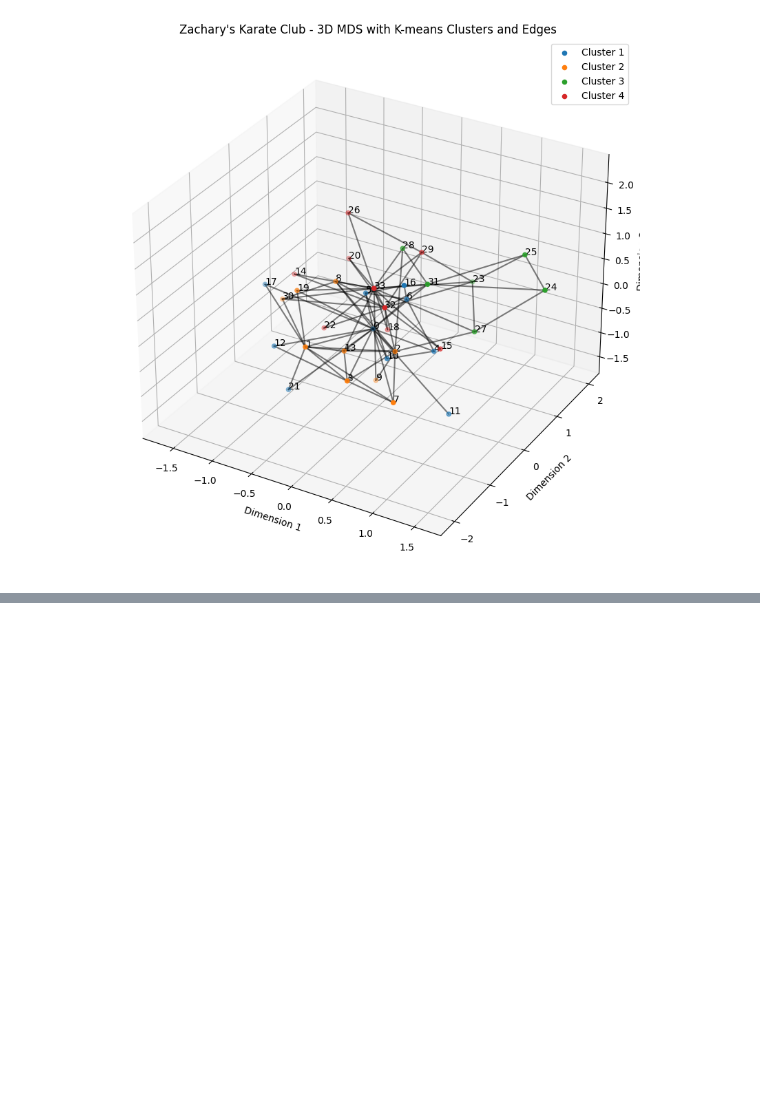
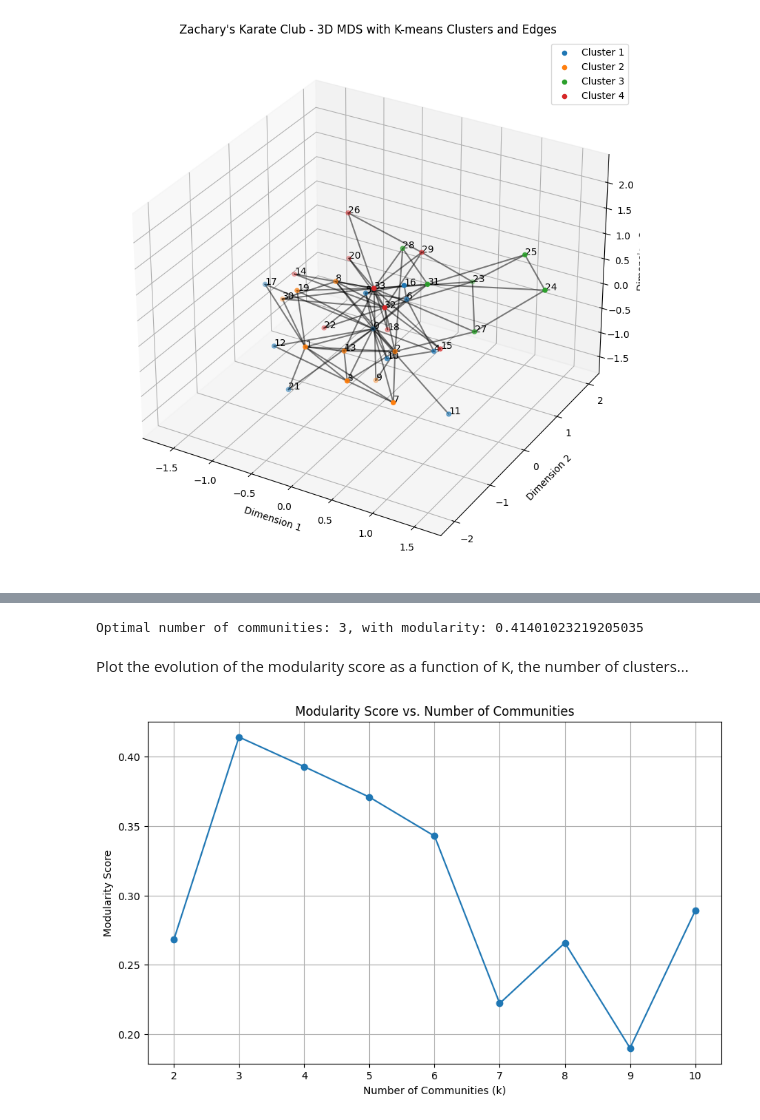
Before and after one commit to vmpreciado/NETS3120, a Jupyter notebook: CommunitiesMDSshortest.ipynb, the cells around one changed output, grey strips where cells are left out. Drawn from its saved outputs; the diff is of its cells as text; code cells hidden in the pictures; blank space fills up the shorter version.

```diff
--- a/CommunitiesMDSshortest.ipynb
+++ b/CommunitiesMDSshortest.ipynb
@@ -230,0 +199,63 @@ Project: Find the optimal number of communities by adapting the dimension of the
+# %%
+# Assuming M is the shortest-path distance matrix from the previous part
+N = len(G.nodes())  # Number of nodes in the graph
+
+modularity_scores = []
+optimal_k = 2
+max_modularity = -np.inf
+
+for k in range(2, 11):
+    mds = MDS(n_components=k-1, dissimilarity='precomputed', random_state=42, normalized_stress='auto')
+    mds_embedding = mds.fit_transform(M)
+
+    # Clustering within the MDS embedding
+    kmeans = KMeans(n_clusters=k, random_state=42, n_init=10).fit(mds_embedding)  # Corrected this line
+    labels = kmeans.labels_
+
+    # Construct a new graph based on the clustering to compute modularity
+    G_new = nx.Graph()
+    G_new.add_nodes_from(G.nodes())
+    for i, node in enumerate(G.nodes()):
+        G_new.nodes[node]['community'] = labels[i]
+
+    # Create a list of sets for communities
+    communities = []
+    for i in range(k):
+        communities.append(set([n for n in G_new.nodes if G_new.nodes[n]['community'] == i]))
+
+    # Compute modularity
+    current_modularity = modularity(G, communities)
+    modularity_scores.append(current_modularity)
+
+    # Update optimal_k if current modularity is greater than max_modularity
+    if current_modularity > max_modularity:
+        max_modularity = current_modularity
+        optimal_k = k
+
+print(f"Optimal number of communities: {optimal_k}, with modularity: {max_modularity}")
+# %% [output]
+Optimal number of communities: 3, with modularity: 0.41401023219205035
+# %% [markdown]
+Plot the evolution of the modularity score as a function of K, the number of clusters...
+# %%
+# Continue from the previous code snippet
+# Assuming modularity_scores, and optimal_k are obtained from the previous steps
+
+# Plot the evolution of the modularity function as a function of k
+plt.figure(figsize=(10, 6))
+plt.plot(range(2, 11), modularity_scores, marker='o')
+plt.xlabel('Number of Communities (k)')
+plt.ylabel('Modularity Score')
+plt.title('Modularity Score vs. Number of Communities')
+plt.xticks(range(2, 11))
+plt.grid(True)
+plt.show()
+
+# Plot the final graph embedding for the optimal number of communities
+# Re-run MDS and KMeans for optimal_k to get the final embedding and labels
+mds = MDS(n_components=optimal_k-1, dissimilarity='precomputed', random_state=42, normalized_stress='auto')
+optimal_mds_embedding = mds.fit_transform(M)
+kmeans = KMeans(n_clusters=optimal_k, random_state=42).fit(optimal_mds_embedding)
+final_labels = kmeans.labels_
+# %% [output]
+[figure, added]
```
Also changed, not shown: parts of 11 cells of this notebook.
